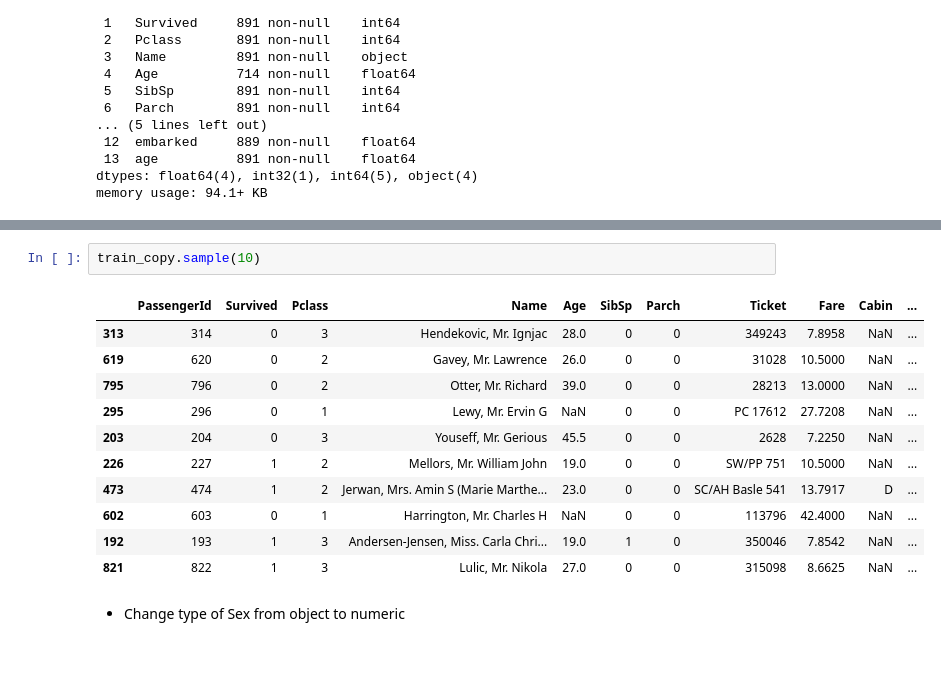
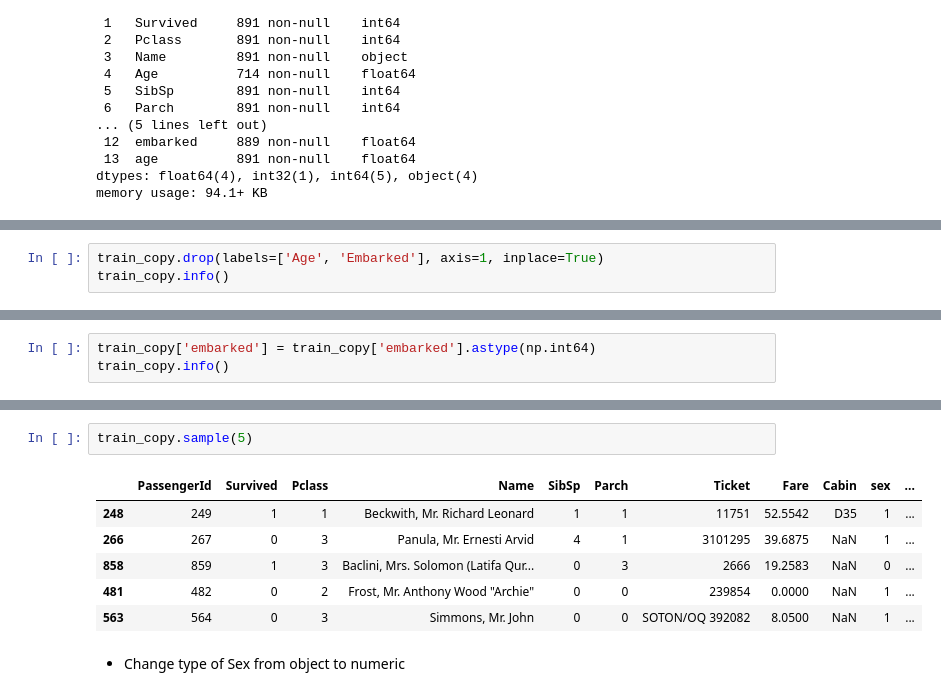
Before and after one commit to tmaryem/Titanic_Project, a Jupyter notebook: titanic_predict.ipynb, the cells around one changed output, grey strips where cells are left out. Drawn from its saved outputs; the diff is of its cells as text; blank space fills up the shorter version.

```diff
--- a/titanic_predict.ipynb
+++ b/titanic_predict.ipynb
@@ -1068 +1090,4 @@ dtypes: float64(3), int32(1), int64(5), object(5)
 memory usage: 94.1+ KB
+# %%
+train_copy.drop(labels=['Age', 'Embarked'], axis=1, inplace=True)
+train_copy.info()
@@ -1068,0 +1114,3 @@ memory usage: 94.1+ KB
+# %%
+train_copy['embarked'] = train_copy['embarked'].astype(np.int64)
+train_copy.info()
@@ -1069,17 +1137,12 @@ memory usage: 94.1+ KB
 # %%
-train_copy.sample(10)
+train_copy.sample(5)
 # %% [output]
-|  | PassengerId | Survived | Pclass | Name | Age | SibSp | Parch | Ticket | Fare | Cabin | ... |
-| 313 | 314 | 0 | 3 | Hendekovic, Mr. Ignjac | 28.0 | 0 | 0 | 349243 | 7.8958 | NaN | ... |
-| 619 | 620 | 0 | 2 | Gavey, Mr. Lawrence | 26.0 | 0 | 0 | 31028 | 10.5000 | NaN | ... |
-| 795 | 796 | 0 | 2 | Otter, Mr. Richard | 39.0 | 0 | 0 | 28213 | 13.0000 | NaN | ... |
-| 295 | 296 | 0 | 1 | Lewy, Mr. Ervin G | NaN | 0 | 0 | PC 17612 | 27.7208 | NaN | ... |
-| 203 | 204 | 0 | 3 | Youseff, Mr. Gerious | 45.5 | 0 | 0 | 2628 | 7.2250 | NaN | ... |
-| 226 | 227 | 1 | 2 | Mellors, Mr. William John | 19.0 | 0 | 0 | SW/PP 751 | 10.5000 | NaN | ... |
-| 473 | 474 | 1 | 2 | Jerwan, Mrs. Amin S (Marie Marthe... | 23.0 | 0 | 0 | SC/AH Basle 541 | 13.7917 | D | ... |
-| 602 | 603 | 0 | 1 | Harrington, Mr. Charles H | NaN | 0 | 0 | 113796 | 42.4000 | NaN | ... |
-| 192 | 193 | 1 | 3 | Andersen-Jensen, Miss. Carla Chri... | 19.0 | 1 | 0 | 350046 | 7.8542 | NaN | ... |
-| 821 | 822 | 1 | 3 | Lulic, Mr. Nikola | 27.0 | 0 | 0 | 315098 | 8.6625 | NaN | ... |
+|  | PassengerId | Survived | Pclass | Name | SibSp | Parch | Ticket | Fare | Cabin | sex | ... |
+| 248 | 249 | 1 | 1 | Beckwith, Mr. Richard Leonard | 1 | 1 | 11751 | 52.5542 | D35 | 1 | ... |
+| 266 | 267 | 0 | 3 | Panula, Mr. Ernesti Arvid | 4 | 1 | 3101295 | 39.6875 | NaN | 1 | ... |
+| 858 | 859 | 1 | 3 | Baclini, Mrs. Solomon (Latifa Qur... | 0 | 3 | 2666 | 19.2583 | NaN | 0 | ... |
+| 481 | 482 | 0 | 2 | Frost, Mr. Anthony Wood "Archie" | 0 | 0 | 239854 | 0.0000 | NaN | 1 | ... |
+| 563 | 564 | 0 | 3 | Simmons, Mr. John | 0 | 0 | SOTON/OQ 392082 | 8.0500 | NaN | 1 | ... |
 # %% [markdown]
  * Change type of Sex from object to numeric
 # %%
```
Also changed, not shown: parts of 7 cells of this notebook.
